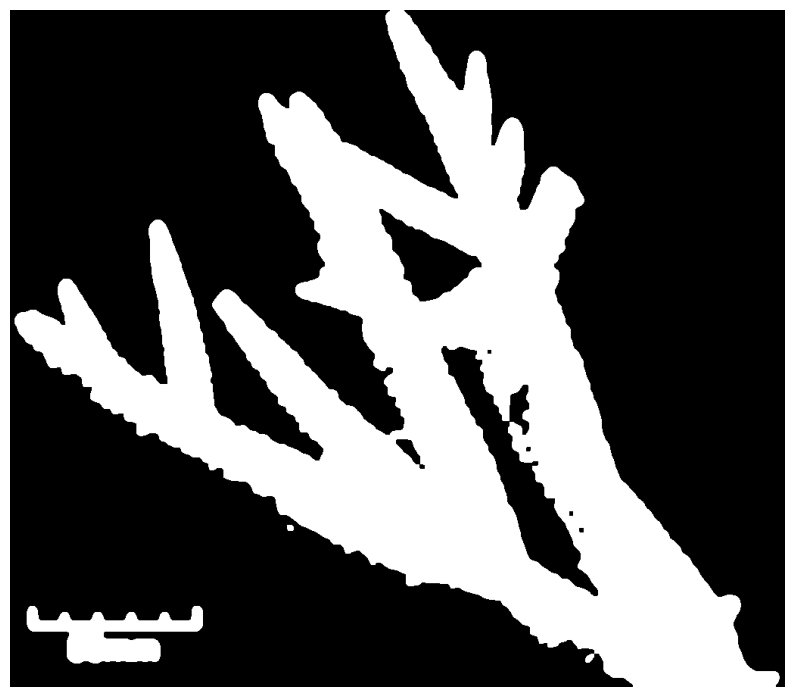
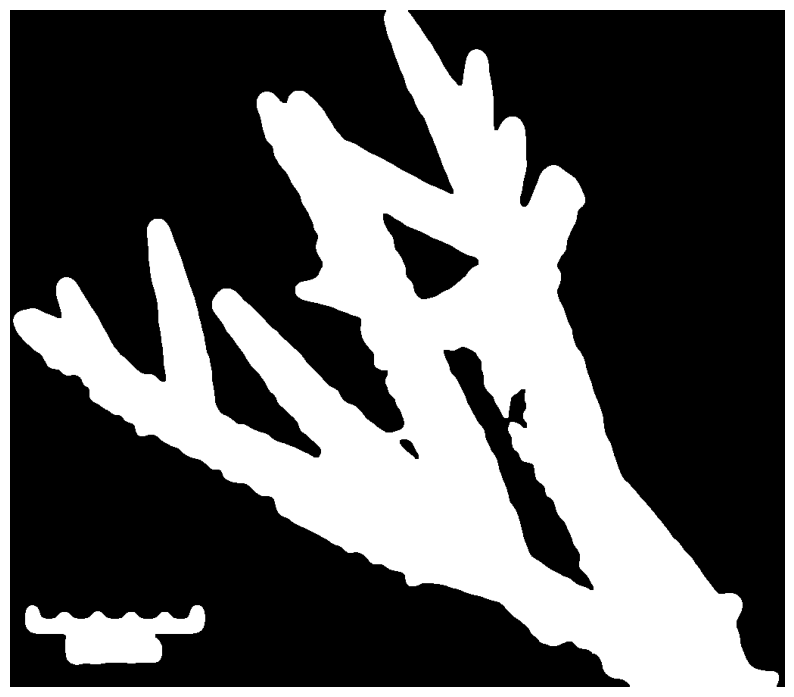
The notebook cell's code change between the first figure and the second:
--- before
+++ after
@@ -3,6 +3,7 @@
 open = cv2.morphologyEx(thresh, cv2.MORPH_OPEN, kernel)
 close = cv2.morphologyEx(open, cv2.MORPH_CLOSE, kernel)
+mask = close
 plt.figure(figsize=(10,10))
-plt.imshow(close, cmap='gray')
+plt.imshow(mask, cmap='gray')
 plt.axis('off')
 plt.show()

Commit: clean by contouring (get rid of scale 50mm label)